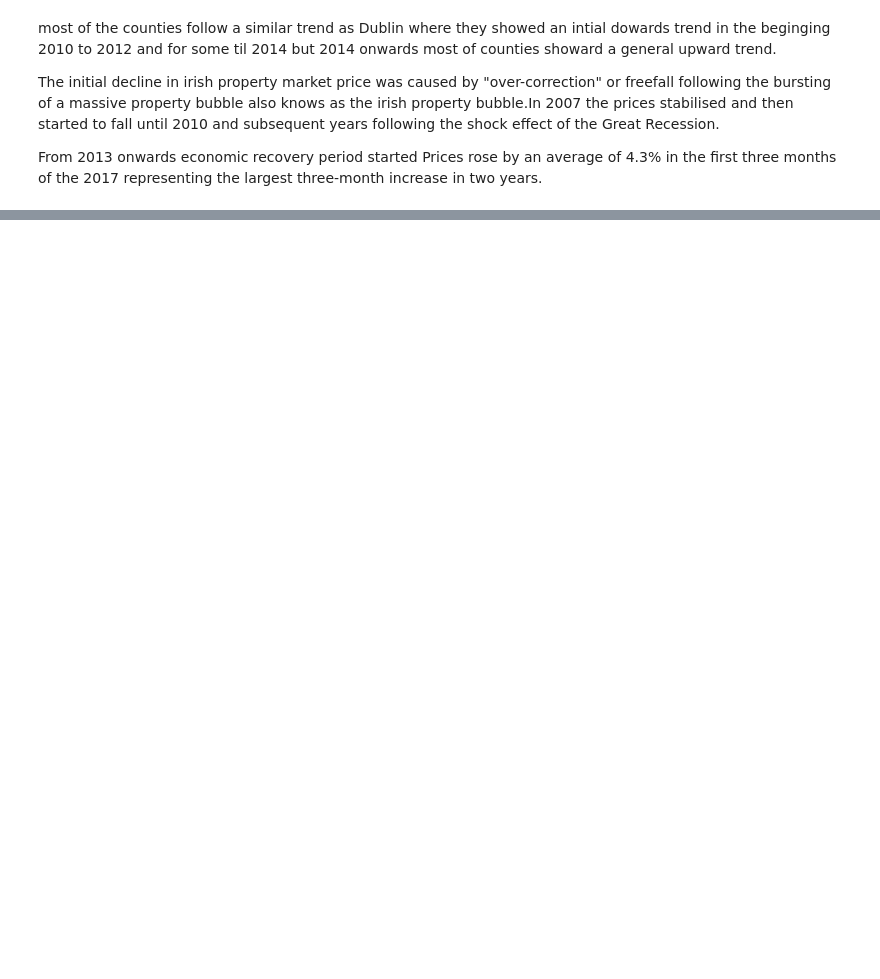
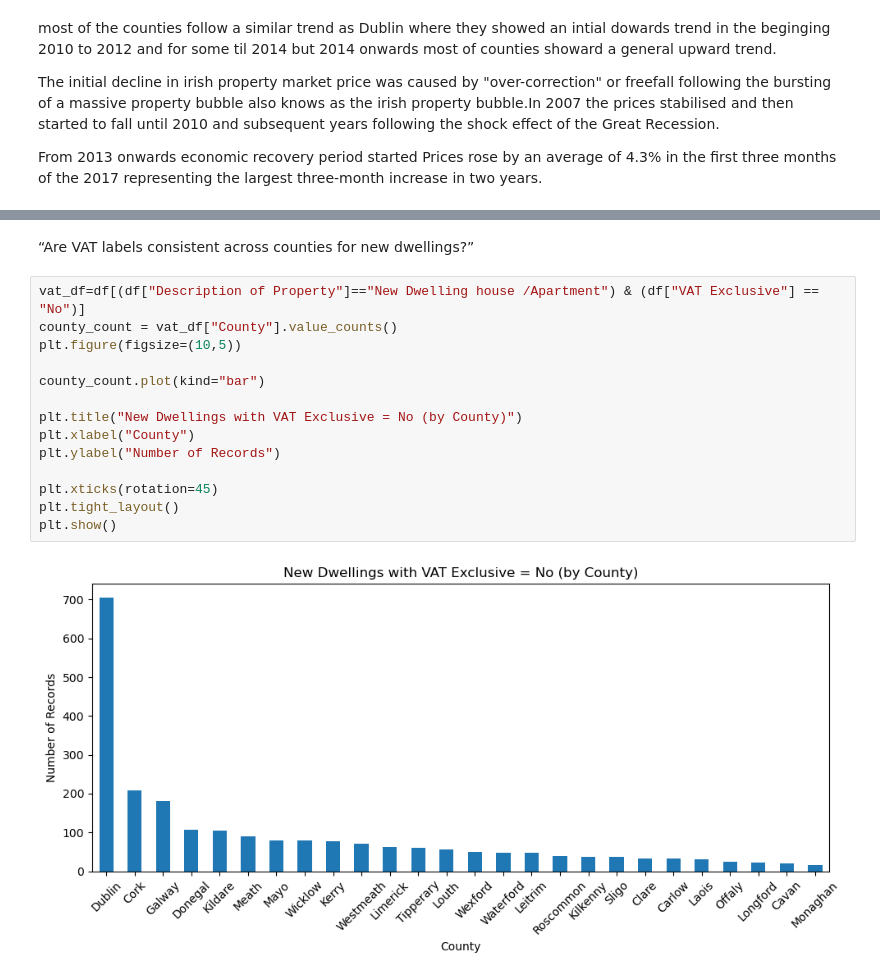
Before and after one commit to sudeepisstupid123/topics_in_data_analytics_EDA, a Jupyter notebook: EDA.ipynb, the cells around one changed output, grey strips where cells are left out. Saved outputs shown, nothing was run; the diff lists cells and outputs as text; blank space fills up the shorter version.

```diff
--- a/EDA.ipynb
+++ b/EDA.ipynb
@@ -111,0 +110,18 @@ westmeath had much more stepper increase in land prices than tipperary this is b
+# %% [markdown]
+“Are VAT labels consistent across counties for new dwellings?”
+# %%
+vat_df=df[(df["Description of Property"]=="New Dwelling house /Apartment") & (df["VAT Exclusive"] == "No")]
+county_count = vat_df["County"].value_counts()
+plt.figure(figsize=(10,5))
+
+county_count.plot(kind="bar")
+
+plt.title("New Dwellings with VAT Exclusive = No (by County)")
+plt.xlabel("County")
+plt.ylabel("Number of Records")
+
+plt.xticks(rotation=45)
+plt.tight_layout()
+plt.show()
+# %% [output]
+[figure, added]
```
Also changed, not shown: parts of 11 cells of this notebook.
